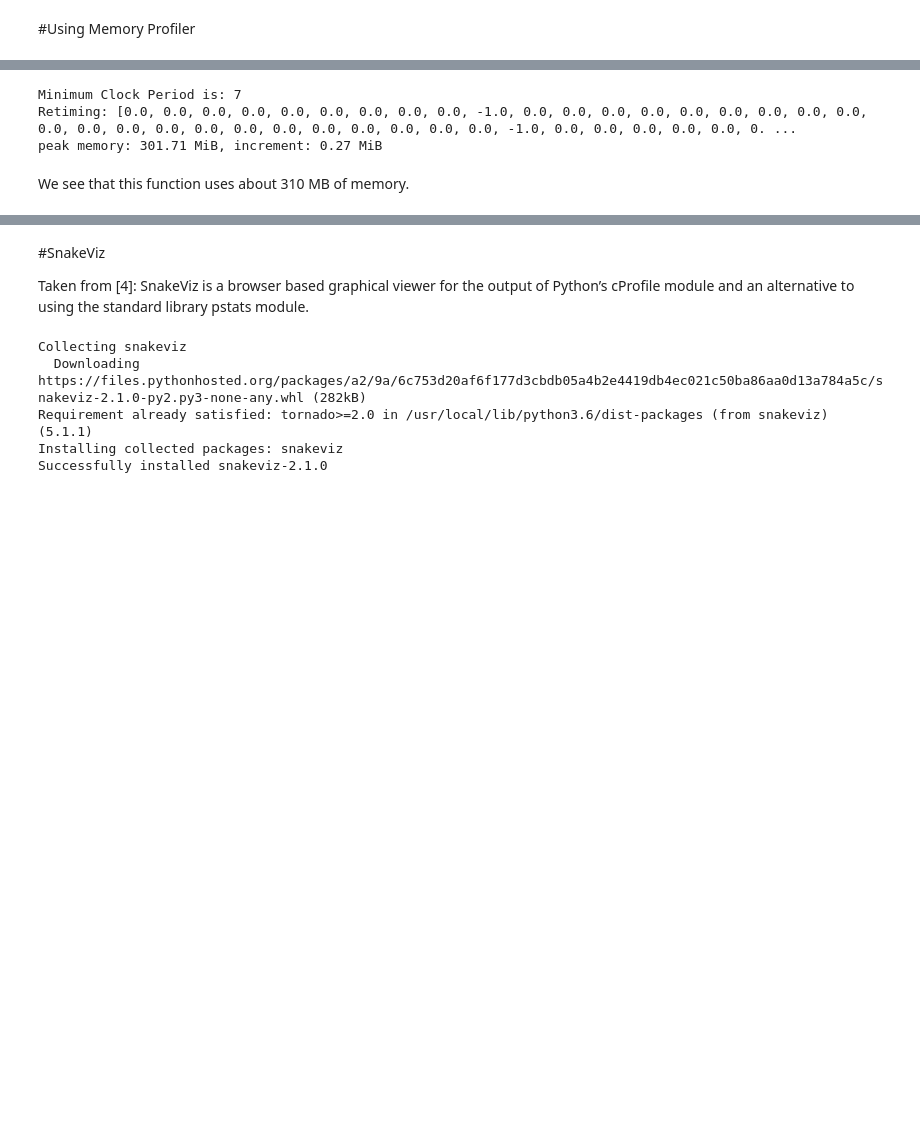
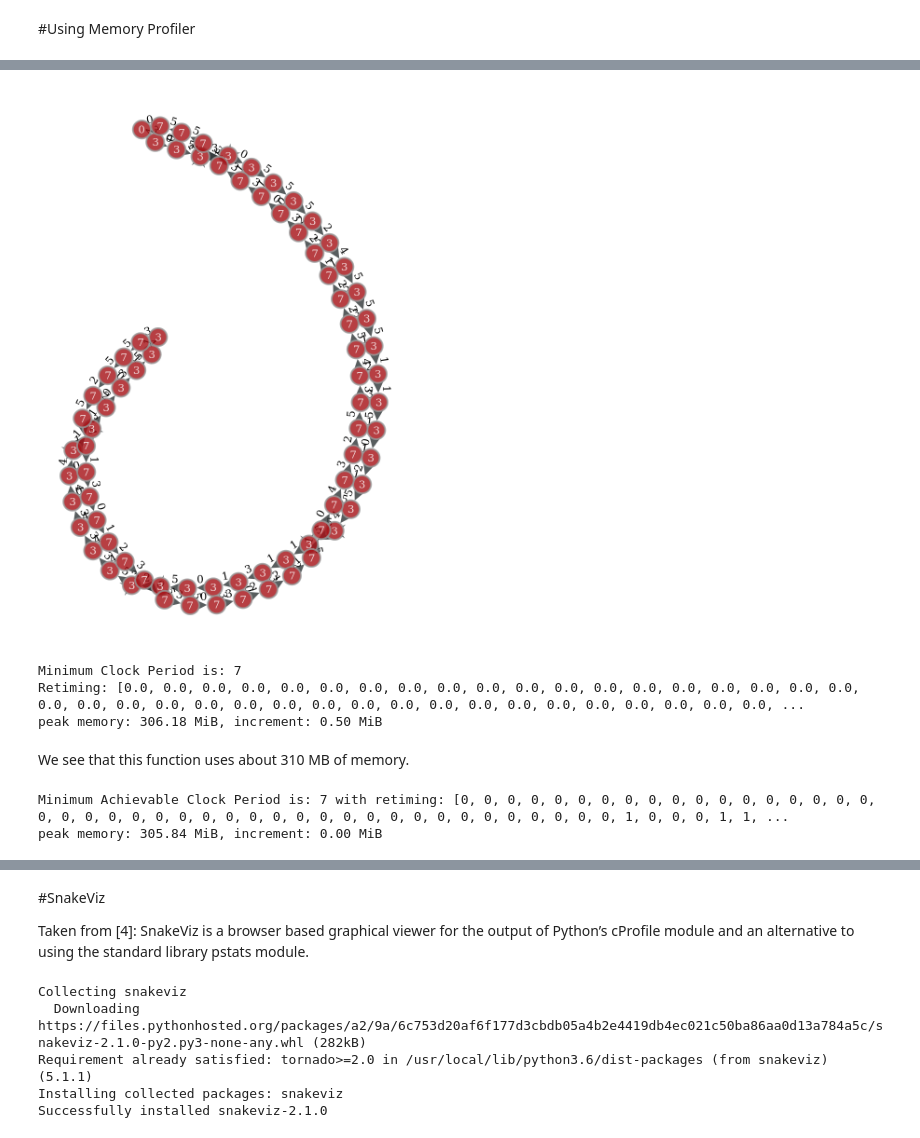
Before and after one commit to spolo96/aapp-retiming_project, a Jupyter notebook: RetimingProject_10670388_General_ColabVersion.ipynb, the cells around one changed output, grey strips where cells are left out. Cells and saved outputs as stored; diff of their text form; code cells hidden in the pictures; blank space fills up the shorter version.

```diff
--- a/RetimingProject_10670388_General_ColabVersion.ipynb
+++ b/RetimingProject_10670388_General_ColabVersion.ipynb
@@ -821,11 +831,21 @@ Installing collected packages: memory-profiler
 Successfully installed memory-profiler-0.57.0
 # %%
 %load_ext memory_profiler
+# %%
+#Generating the Graph
+gtest = graphCorrelator(80)
+# %% [output]
+[figure, added]
 # %%
 %memit OPT1(gtest)
 # %% [output]
 Minimum Clock Period is: 7
-Retiming: [0.0, 0.0, 0.0, 0.0, 0.0, 0.0, 0.0, 0.0, 0.0, -1.0, 0.0, 0.0, 0.0, 0.0, 0.0, 0.0, 0.0, 0.0, 0.0, 0.0, 0.0, 0.0, 0.0, 0.0, 0.0, 0.0, 0.0, 0.0, 0.0, 0.0, 0.0, -1.0, 0.0, 0.0, 0.0, 0.0, 0.0, 0. ...
-peak memory: 301.71 MiB, increment: 0.27 MiB
+Retiming: [0.0, 0.0, 0.0, 0.0, 0.0, 0.0, 0.0, 0.0, 0.0, 0.0, 0.0, 0.0, 0.0, 0.0, 0.0, 0.0, 0.0, 0.0, 0.0, 0.0, 0.0, 0.0, 0.0, 0.0, 0.0, 0.0, 0.0, 0.0, 0.0, 0.0, 0.0, 0.0, 0.0, 0.0, 0.0, 0.0, 0.0, 0.0, ...
+peak memory: 306.18 MiB, increment: 0.50 MiB
 # %% [markdown]
 We see that this function uses about 310 MB of memory.
+# %%
+%memit OPT2(gtest)
+# %% [output]
+Minimum Achievable Clock Period is: 7 with retiming: [0, 0, 0, 0, 0, 0, 0, 0, 0, 0, 0, 0, 0, 0, 0, 0, 0, 0, 0, 0, 0, 0, 0, 0, 0, 0, 0, 0, 0, 0, 0, 0, 0, 0, 0, 0, 0, 0, 0, 0, 0, 0, 0, 1, 0, 0, 0, 1, 1, ...
+peak memory: 305.84 MiB, increment: 0.00 MiB
```
Also changed, not shown: parts of 31 cells of this notebook, 1 other file.
